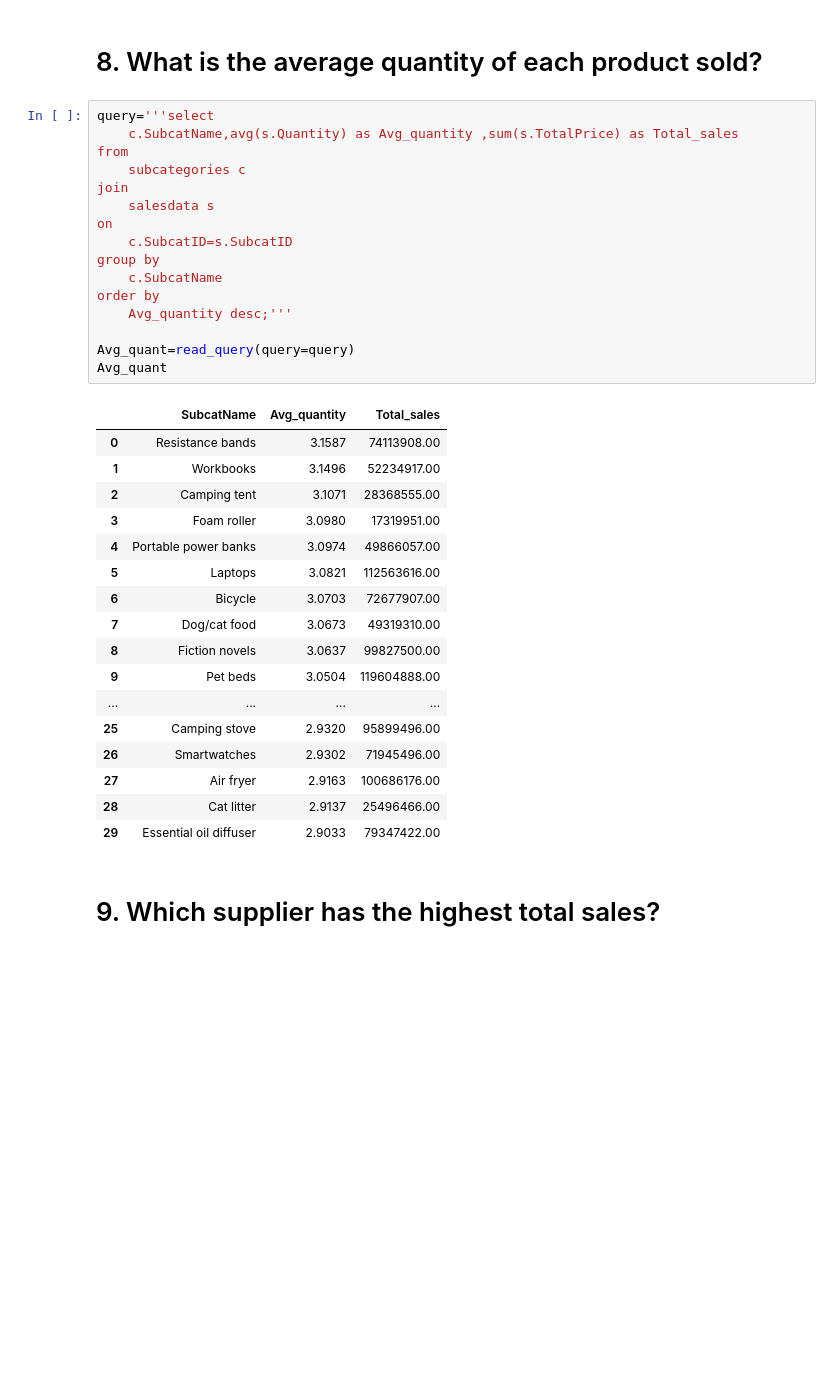
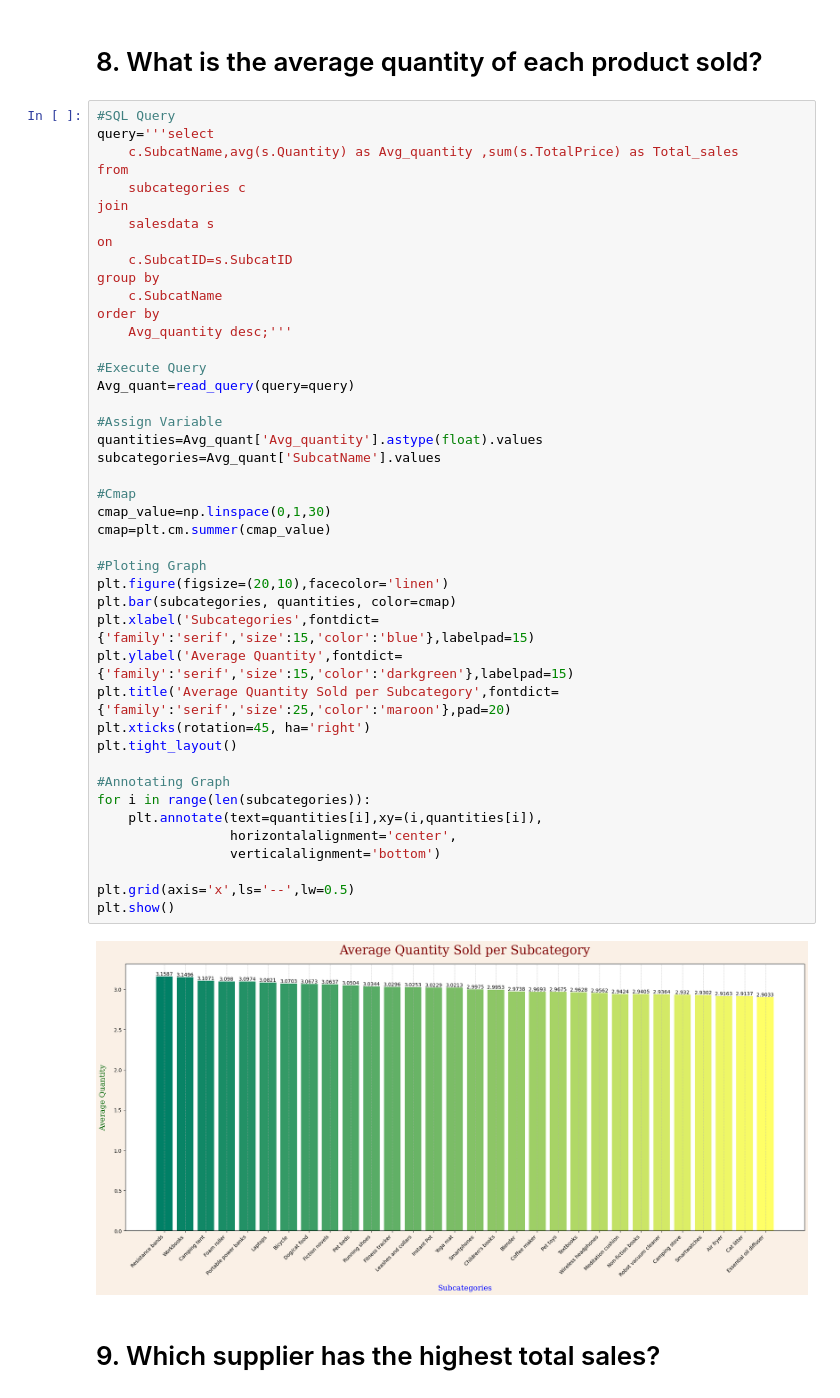
Before and after one commit to aniveshsharma/Ecommerce-Data-Analysis, a Jupyter notebook: SwiftMarket.ipynb, the cells around one changed output. Cells and saved outputs as stored; diff of their text form; blank space fills up the shorter version.

```diff
--- a/SwiftMarket.ipynb
+++ b/SwiftMarket.ipynb
@@ -650,40 +649,51 @@ plt.show()
 [figure]
 # %% [markdown]
 # 8. What is the average quantity of each product sold?
-# %%
-query='''select
-	c.SubcatName,avg(s.Quantity) as Avg_quantity ,sum(s.TotalPrice) as Total_sales
-from
-	subcategories c
-join
-	salesdata s
-on
-	c.SubcatID=s.SubcatID
-group by
-	c.SubcatName
-order by
-	Avg_quantity desc;'''
-
-Avg_quant=read_query(query=query)
-Avg_quant
-# %% [output]
-|  | SubcatName | Avg_quantity | Total_sales |
-| 0 | Resistance bands | 3.1587 | 74113908.00 |
-| 1 | Workbooks | 3.1496 | 52234917.00 |
-| 2 | Camping tent | 3.1071 | 28368555.00 |
-| 3 | Foam roller | 3.0980 | 17319951.00 |
-| 4 | Portable power banks | 3.0974 | 49866057.00 |
-| 5 | Laptops | 3.0821 | 112563616.00 |
-| 6 | Bicycle | 3.0703 | 72677907.00 |
-| 7 | Dog/cat food | 3.0673 | 49319310.00 |
-| 8 | Fiction novels | 3.0637 | 99827500.00 |
-| 9 | Pet beds | 3.0504 | 119604888.00 |
-| ... | ... | ... | ... |
-| 25 | Camping stove | 2.9320 | 95899496.00 |
-| 26 | Smartwatches | 2.9302 | 71945496.00 |
-| 27 | Air fryer | 2.9163 | 100686176.00 |
-| 28 | Cat litter | 2.9137 | 25496466.00 |
-| 29 | Essential oil diffuser | 2.9033 | 79347422.00 |
+# %%
+#SQL Query
+query='''select
+	c.SubcatName,avg(s.Quantity) as Avg_quantity ,sum(s.TotalPrice) as Total_sales
+from
+	subcategories c
+join
+	salesdata s
+on
+	c.SubcatID=s.SubcatID
+group by
+	c.SubcatName
+order by
+	Avg_quantity desc;'''
+
+#Execute Query
+Avg_quant=read_query(query=query)
+
+#Assign Variable
+quantities=Avg_quant['Avg_quantity'].astype(float).values
+subcategories=Avg_quant['SubcatName'].values
+
+#Cmap
+cmap_value=np.linspace(0,1,30)
+cmap=plt.cm.summer(cmap_value)
+
+#Ploting Graph
+plt.figure(figsize=(20,10),facecolor='linen')
+plt.bar(subcategories, quantities, color=cmap)
+plt.xlabel('Subcategories',fontdict={'family':'serif','size':15,'color':'blue'},labelpad=15)
+plt.ylabel('Average Quantity',fontdict={'family':'serif','size':15,'color':'darkgreen'},labelpad=15)
+plt.title('Average Quantity Sold per Subcategory',fontdict={'family':'serif','size':25,'color':'maroon'},pad=20)
+plt.xticks(rotation=45, ha='right')
+plt.tight_layout()
+
+#Annotating Graph
+for i in range(len(subcategories)):
+    plt.annotate(text=quantities[i],xy=(i,quantities[i]),
+                 horizontalalignment='center',
+                 verticalalignment='bottom')
+
+plt.grid(axis='x',ls='--',lw=0.5)
+plt.show()
+# %% [output]
+[figure, added]
 # %% [markdown]
 # 9. Which supplier has the highest total sales?
 # %%
```
Also changed, not shown: parts of 10 cells of this notebook, 1 other file.
